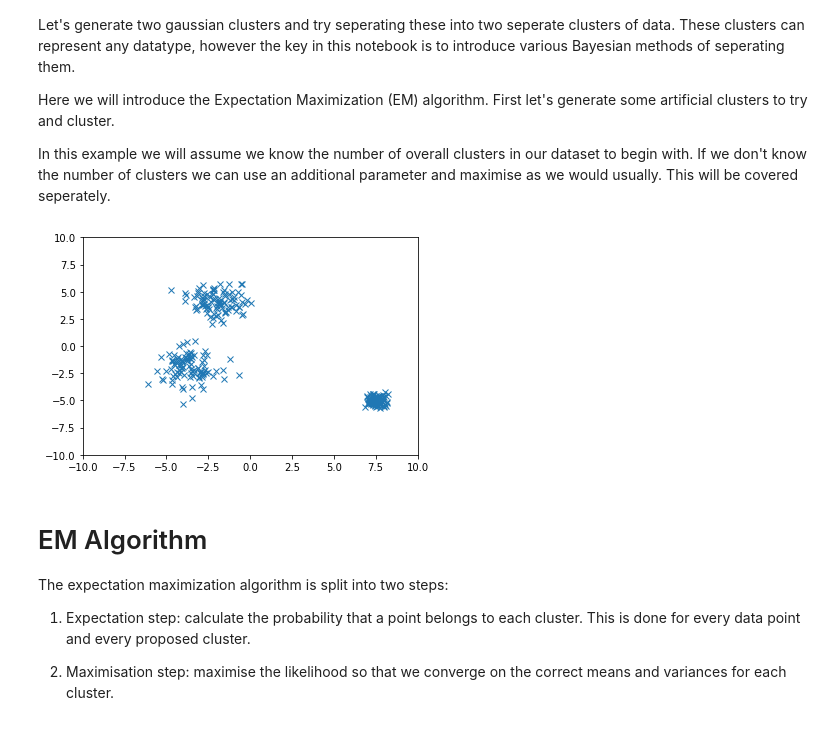
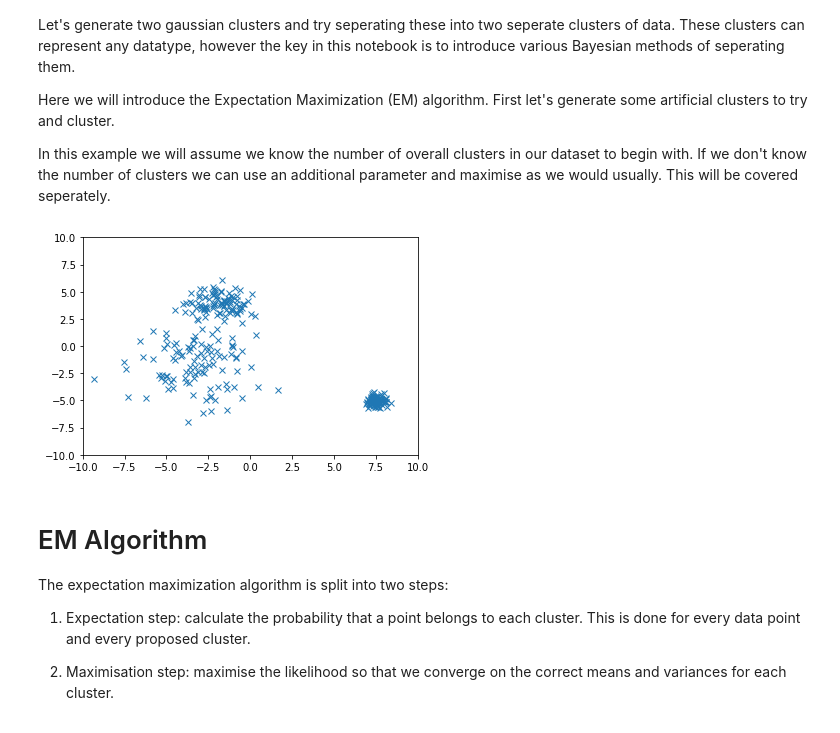
Before and after one commit to KentJames/Statistics-Cookbook, a Jupyter notebook: 6 - Clustering/6.1 - Expectation Maximization/expectationmaximization.ipynb, the cells around one changed output. Saved outputs shown, nothing was run; the diff lists cells and outputs as text; code cells hidden in the pictures.

```diff
--- a/6 - Clustering/6.1 - Expectation Maximization/expectationmaximization.ipynb
+++ b/6 - Clustering/6.1 - Expectation Maximization/expectationmaximization.ipynb
@@ -9,32 +9,32 @@ In this example we will assume we know the number of overall clusters in our dat
 # %%
 import numpy
 from scipy import linalg
 import matplotlib.pyplot as plt
 import matplotlib
 
 mean_1 = [-2.0,4.0]
 mean_2 = [-3.5,-2.0]
 mean_3 = [7.5,-5.0]
 
 cov_1 = [[1,0],
          [0,1]]
-cov_2 = [[1,0],
-         [0,1]]
+cov_2 = [[4,0],
+         [0,4]]
 cov_3 = [[0.1,0],
          [0,0.1]]
 samples = 100
 
 dataset_1 = [numpy.random.multivariate_normal(mean_1,cov_1) for i in range(samples)]
 dataset_2 = [numpy.random.multivariate_normal(mean_2,cov_2) for i in range(samples)]
 dataset_3 = [numpy.random.multivariate_normal(mean_3,cov_3) for i in range(samples)]
 dataset_total = numpy.concatenate((dataset_1, dataset_2, dataset_3))
 
 plt.plot(dataset_total[:,0],dataset_total[:,1],'x')
 plt.xlim(-10,10)
 plt.ylim(-10,10)
 plt.show()
 # %% [output]
-[figure, old version]
+[figure, new version]
 # %% [markdown]
 # EM Algorithm
 
```
Also changed, not shown: parts of 3 cells of this notebook.
